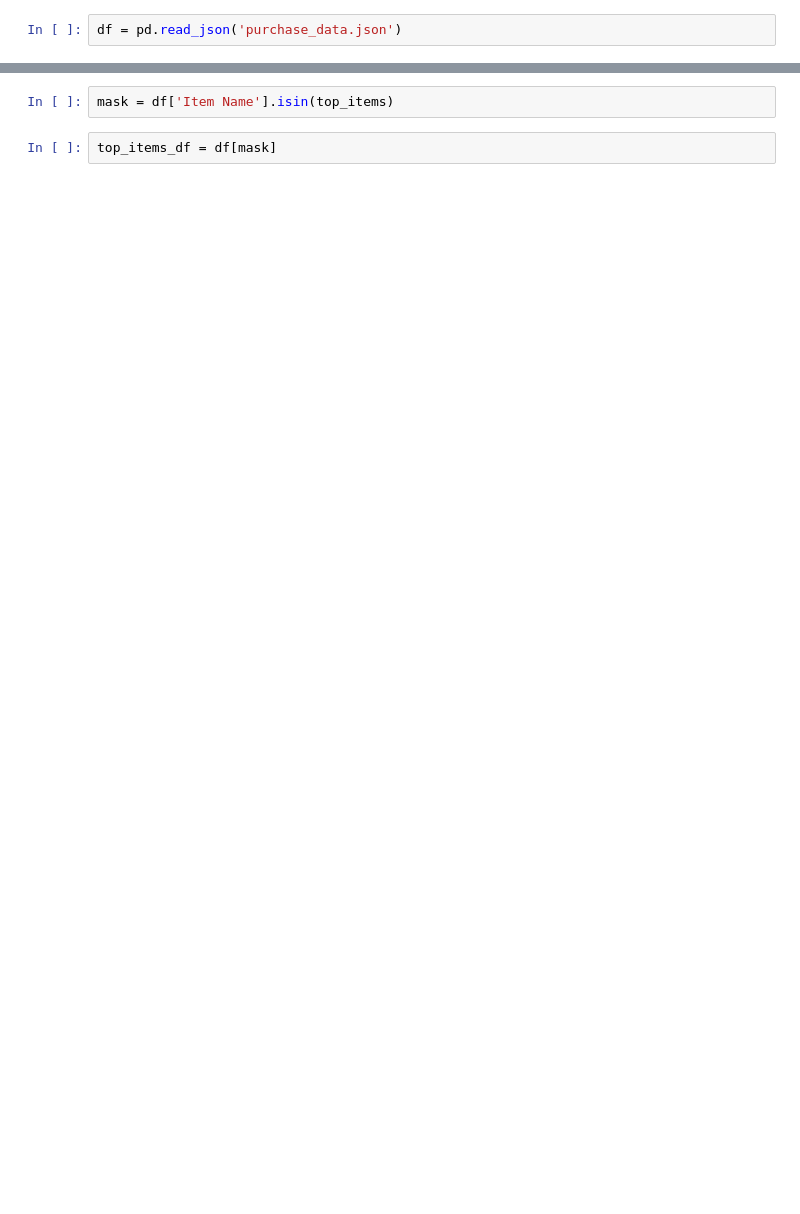
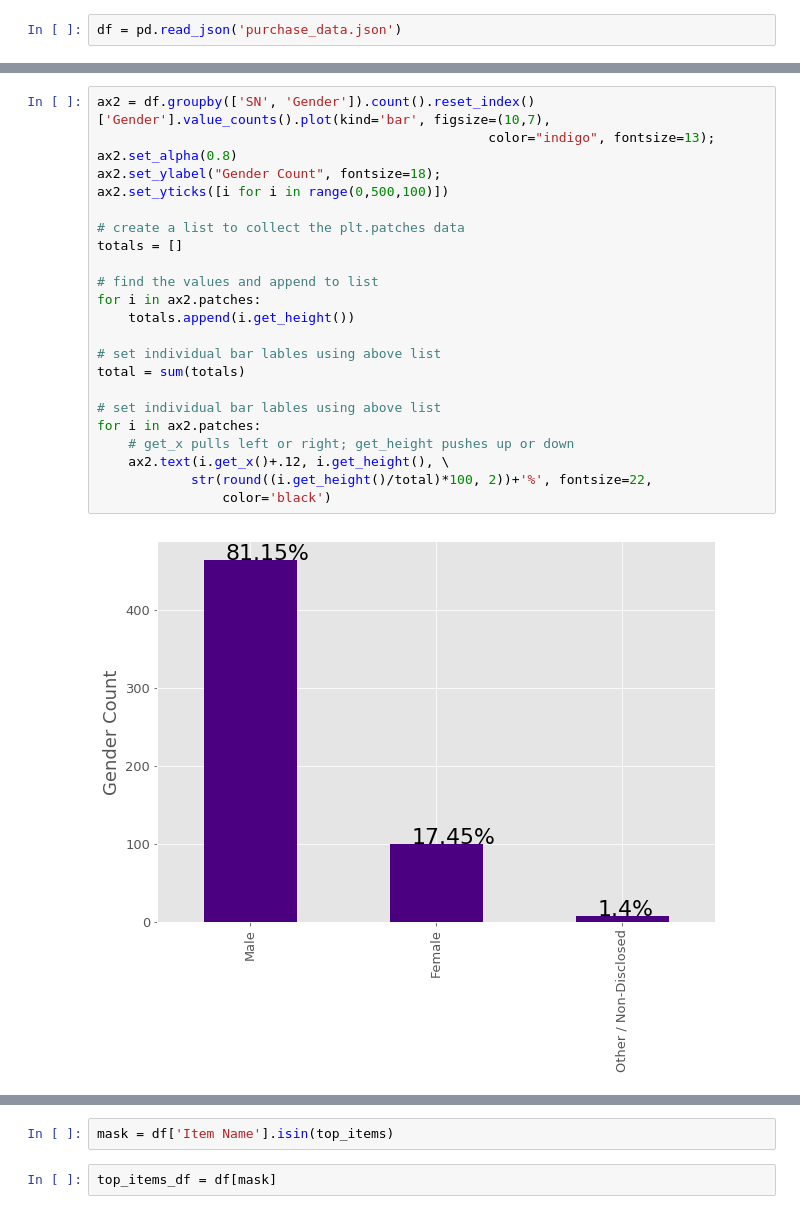
Before and after one commit to jenshurley/hw4, a Jupyter notebook: pymoli2.ipynb, the cells around one changed output, grey strips where cells are left out. Cells and saved outputs as stored; diff of their text form; blank space fills up the shorter version.

Commit message:
added normalized totals for gender analysis

```diff
--- a/pymoli2.ipynb
+++ b/pymoli2.ipynb
@@ -6,0 +15,25 @@ df = pd.read_json('purchase_data.json')
+# %%
+ax2 = df.groupby(['SN', 'Gender']).count().reset_index()['Gender'].value_counts().plot(kind='bar', figsize=(10,7),
+                                                  color="indigo", fontsize=13);
+ax2.set_alpha(0.8)
+ax2.set_ylabel("Gender Count", fontsize=18);
+ax2.set_yticks([i for i in range(0,500,100)])
+
+# create a list to collect the plt.patches data
+totals = []
+
+# find the values and append to list
+for i in ax2.patches:
+    totals.append(i.get_height())
+
+# set individual bar lables using above list
+total = sum(totals)
+
+# set individual bar lables using above list
+for i in ax2.patches:
+    # get_x pulls left or right; get_height pushes up or down
+    ax2.text(i.get_x()+.12, i.get_height(), \
+            str(round((i.get_height()/total)*100, 2))+'%', fontsize=22,
+                color='black')
+# %% [output]
+[figure, added]
```
Also changed, not shown: parts of 24 cells of this notebook.
